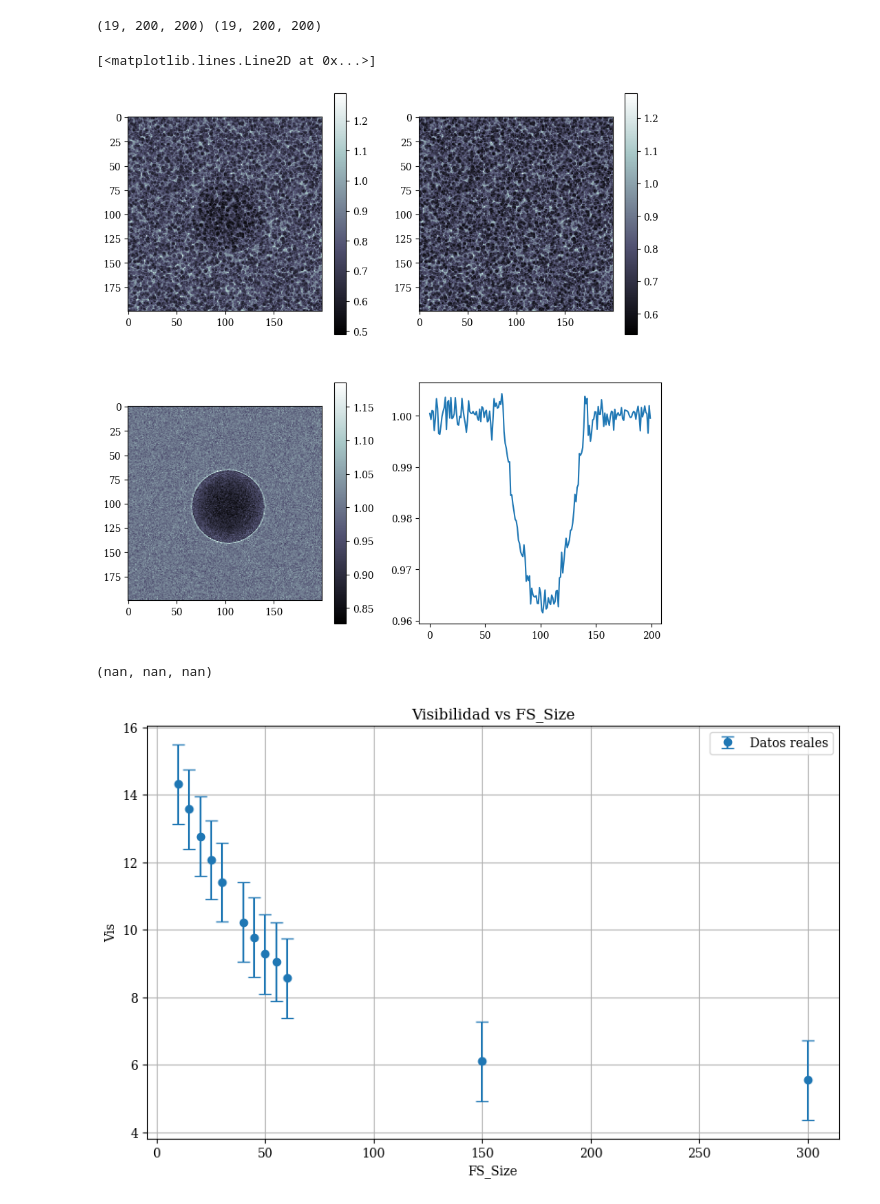
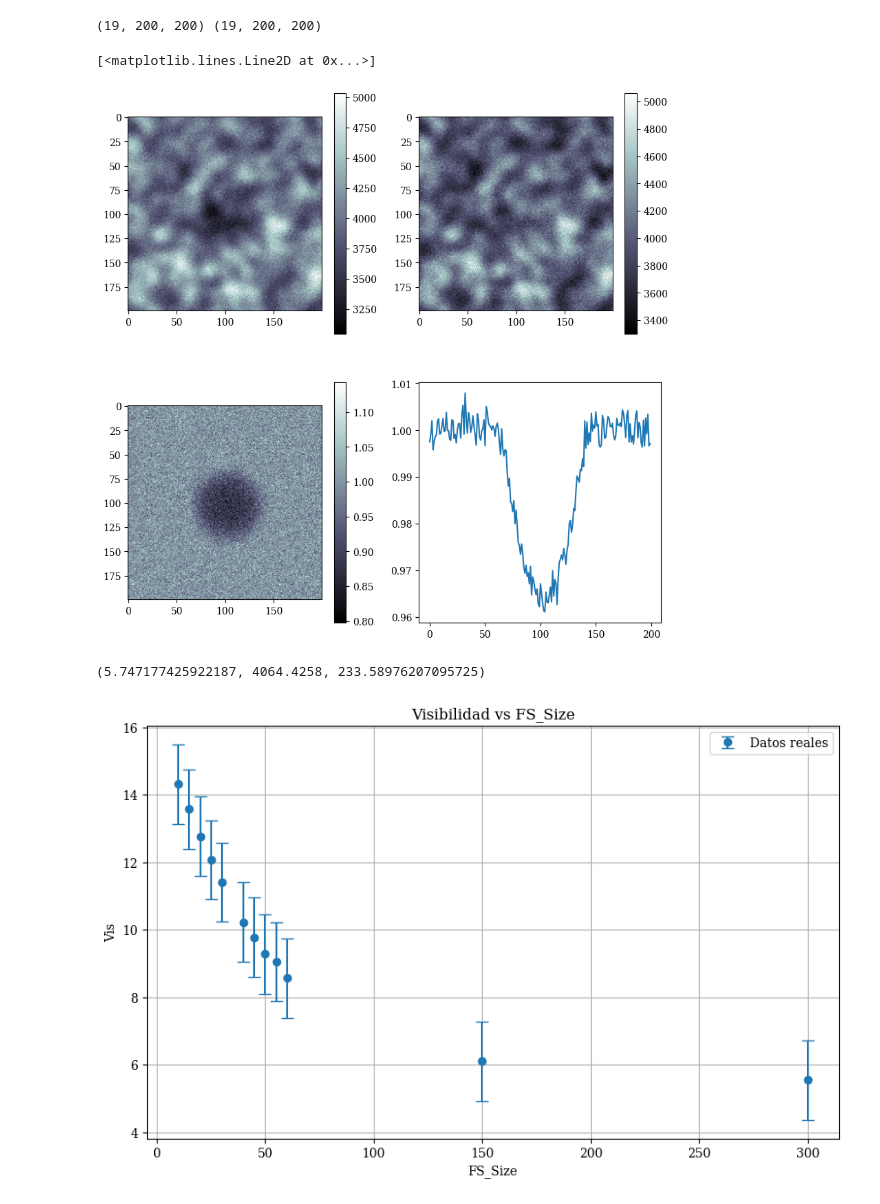
Before and after one commit to roshak1197/FSZ_Study, a Jupyter notebook: read_High.ipynb, the cells around one changed output. Cells and saved outputs as stored; diff of their text form; code cells hidden in the pictures.

```diff
--- a/read_High.ipynb
+++ b/read_High.ipynb
@@ -12,9 +12,9 @@ Npixeles=256
 NI=1 #Número de imágenes RAW
 NF=1 #Número de imágenes FF
 NThr=1 #Número de imágenes contenidas dentro de cada .raw: La primera es la dada por el canal 0 y la segunda es la dada por el canal 1.
-nameRAW1="SiC/FS_Measurements/Nylon_Air_SiC_2mm_2x_150_75_21kev_S" #SiC/FS_Measurements/Nylon_Air_SiC_2mm_2x_150_75_21kev_R00_FS50um_Random__d0.75m_a15um_p62um_step-4.2_dith23.25_1.raw
-nameRAW2 = "_FS50um_Random__d0.75m_a15um_p62um_step-4.2_dith23.25_"
-nameRAW4 = "SiC/FS_Measurements/Nylon_Air_SiC_2mm_2x_150_75_21kev_R"
+nameRAW1="300um/Nylon_Air_TiC_2mm_2x_150_75_21kev_S" #2.5um/Nylon_Air_TiC_2mm_2x_150_75_21kev_R00_FS2.5um_Random__d0.75m_a15um_p62um_step-4.2_dith23.25_1.raw
+nameRAW2 = "_FS300um_Random__d0.75m_a15um_p62um_step-4.2_dith23.25_"
+nameRAW4 = "300um/Nylon_Air_TiC_2mm_2x_150_75_21kev_R"
 ff_infile= open('Nylon_Air_SiC_2mm_2x_150_75_21kev_FF00_FS50um_Random__d0.75m_a15um_p62um_step-4.2_dith23.25_1.raw','rb')
 ff_array = np.fromfile(ff_infile,dtype='float32',count=256*256)
 ff_image = PIL.Image.frombuffer("F",[256,256],ff_array,'raw','F',0,1)
@@ -81,43 +81,43 @@ def CNR(meanS,meanB,stdB):
     return CNR
 '''
 def copiar_imagenes(base_name, start, end):
     for i in range(start, end + 1):
         new_name = base_name.replace('TiC3', f'TiC{i}')
         os.system(f'cp {base_name} {new_name}')
 
     # Uso de la función para copiar la imagen con los nuevos nombres
 #base_name = 'TiC_PMMA_4Sands/test_PMMA4_TiC3_19kev_R09__d0.1m_a15um_p62um_step-4.2_dith23.25_1.raw'
 #copiar_imagenes(base_name, 3, 10)
 '''
 RAW = Imagenes2(nameRAW1,nameRAW2,Npixeles,NI)
 REF = Imagenes2(nameRAW4,nameRAW2,Npixeles,NI)
 REF = np.array(REF)
 RAW = np.array(RAW)
 plt.figure(figsize=(10,10))
 plt.subplot(2,2,1)
-plt.imshow(RAW[0]/ff
+plt.imshow(RAW[0]
            ,cmap='bone')
 plt.colorbar()
 plt.subplot(2,2,2)
-plt.imshow(REF[0]/ff,cmap='bone')
+plt.imshow(REF[0],cmap='bone')
 plt.colorbar()
 plt.subplot(2,2,3)
 plt.imshow(RAW[18]/REF[18],cmap='bone')
 plt.colorbar()
 print(RAW.shape,REF.shape)
 plt.subplot(2,2,4)
 plt.plot(np.mean((RAW[0]/REF[0]),axis=0), label='Profile mean')
 # %% [output]
 (19, 200, 200) (19, 200, 200)
 [<matplotlib.lines.Line2D at 0x...>]
-[figure, old version]
+[figure, new version]
 # %%
 mu_values = []
 sigma_values = []
 
 # Iterar sobre las regiones de la imagen en pasos de 50 píxeles
-for x in range(0, 250, 50):
-    for y in range(0, 250, 50):
+for x in range(0, 200, 50):
+    for y in range(0, 200, 50):
         region = REF[0][x:x+50, y:y+50]
         sigma = np.std(region)
         mu = np.mean(region)
@@ -130,7 +130,7 @@ mean_sigma = np.mean(sigma_values)
 vis2 = mean_sigma/mean_mu
 vis2*100,mean_mu, mean_sigma
 # %% [output]
-(nan, nan, nan)
+(5.747177425922187, 4064.4258, 233.58976207095725)
 # %%
 from scipy.optimize import curve_fit
 from sklearn.metrics import r2_score
```
Also changed, not shown: parts of 4 cells of this notebook, 1 other file.
